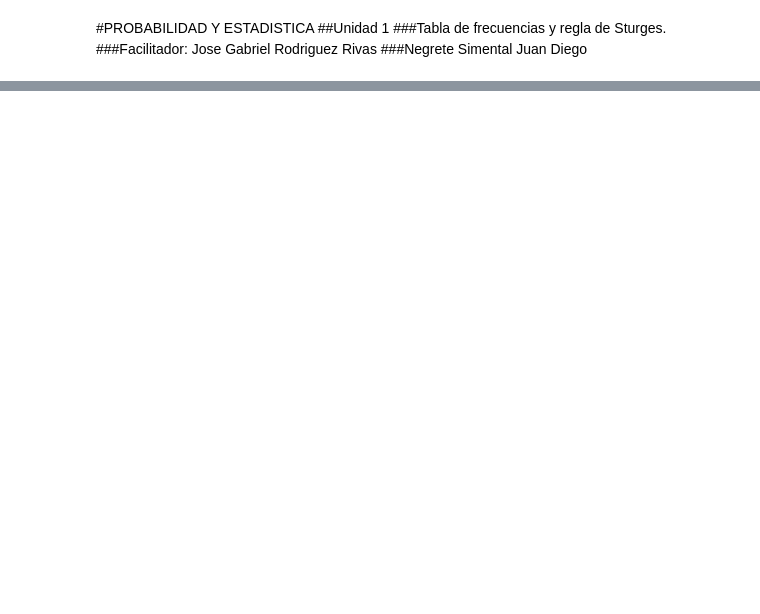
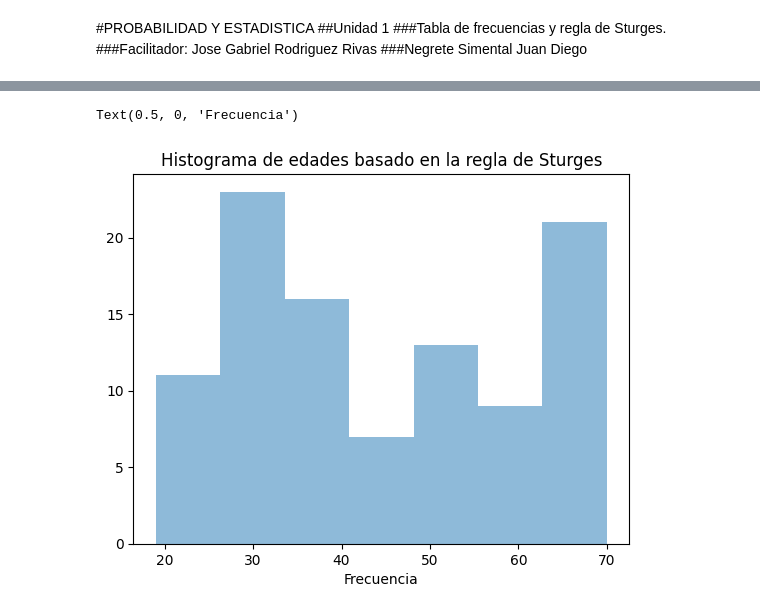
Before and after one commit to 25041066NegreteSimentalJuanDiego/Probabilidad-y-Estadistica, a Jupyter notebook: Unidad1/Practica3.ipynb, the cells around one changed output, grey strips where cells are left out. Drawn from its saved outputs; the diff is of its cells as text; code cells hidden in the pictures; blank space fills up the shorter version.

```diff
--- a/Unidad1/Practica3.ipynb
+++ b/Unidad1/Practica3.ipynb
@@ -127,0 +142,4 @@ tabla_frecuencias
+# %%
+#Crea un data frame con las edades
+df = pd.DataFrame({'Edad': edades})
+df
@@ -127,0 +160,5 @@ tabla_frecuencias
+# %%
+#Calcular el numero de intervalos utilizando la regla de Sturges
+n=len(edades)
+K=int(1+math.log2(n))
+print("Valor de n = ", n ,"\n Numero de intervalos = ", K)
@@ -127,0 +230,8 @@ tabla_frecuencias
+# %%
+plt.hist(df["Edad"], bins=K, alpha = 0.5)
+plt.title("Histograma de edades basado en la regla de Sturges")
+plt.xlabel("Edades")
+plt.xlabel("Frecuencia")
+# %% [output]
+Text(0.5, 0, 'Frecuencia')
+[figure, added]
```
Also changed, not shown: parts of 16 cells of this notebook.
